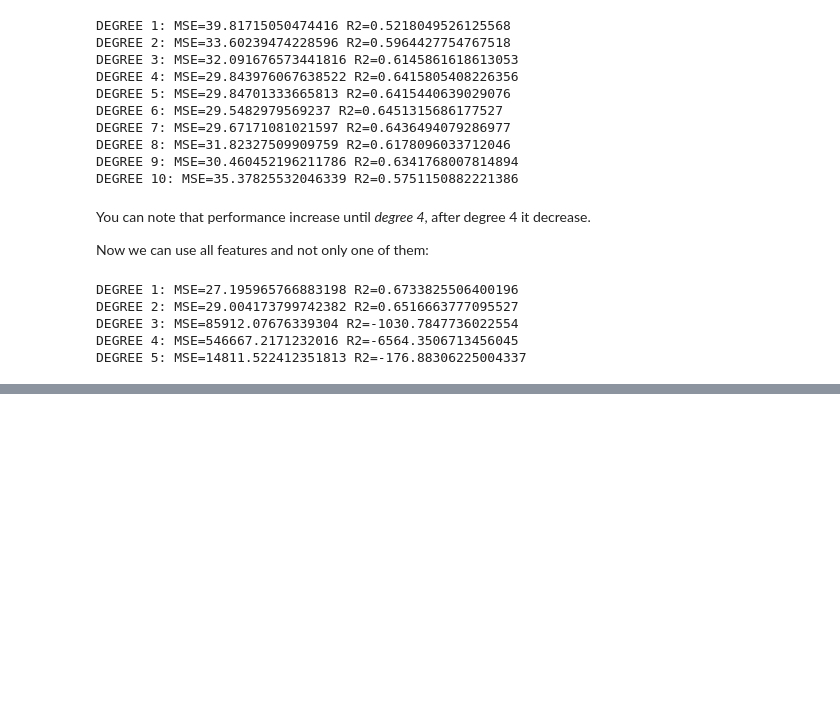
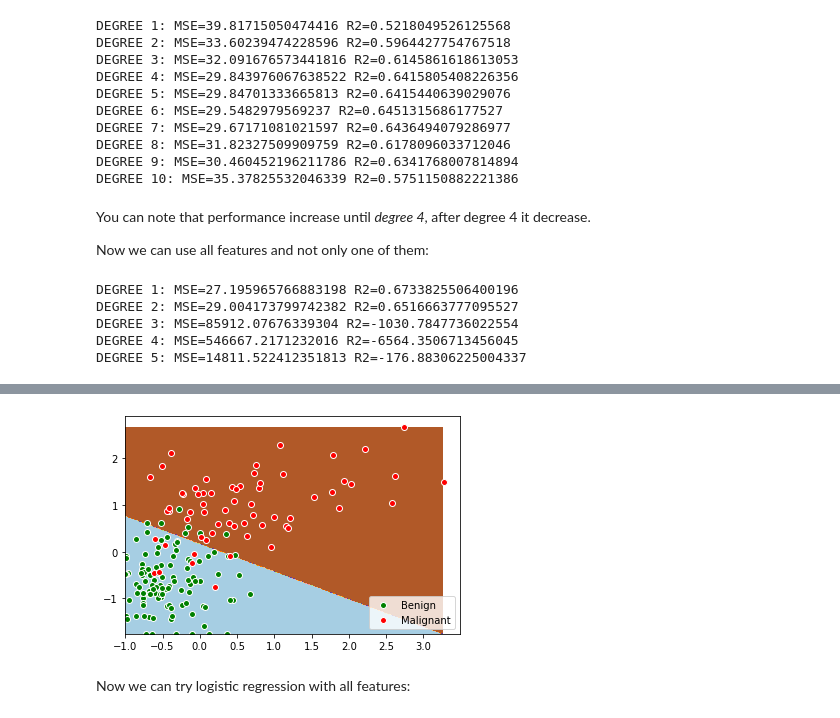
Before and after one commit to emanuele-em/Machine-Learning-and-Data-Science-by-example, a Jupyter notebook: machine_learning_data_science_by_example.ipynb, the cells around one changed output, grey strips where cells are left out. Saved outputs shown, nothing was run; the diff lists cells and outputs as text; code cells hidden in the pictures; blank space fills up the shorter version.

```diff
--- a/machine_learning_data_science_by_example.ipynb
+++ b/machine_learning_data_science_by_example.ipynb
@@ -1026,0 +1372,6 @@ we can observe we obtain best result with first degree. Other results are bad, t
+# %%
+showBounds(lr, X_test, Y_test, labels=["Benign","Malignant"]) #for test
+# %% [output]
+[figure, added]
+# %% [markdown]
+Now we can try logistic regression with all features:
```
Also changed, not shown: parts of 27 cells of this notebook, 1 other file.
